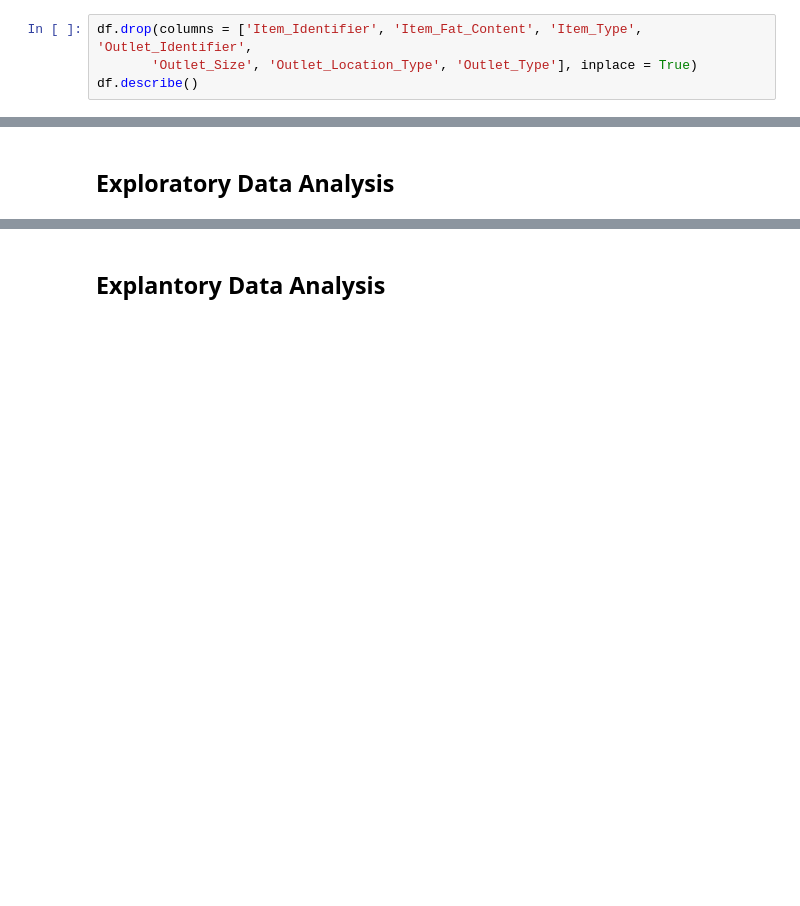
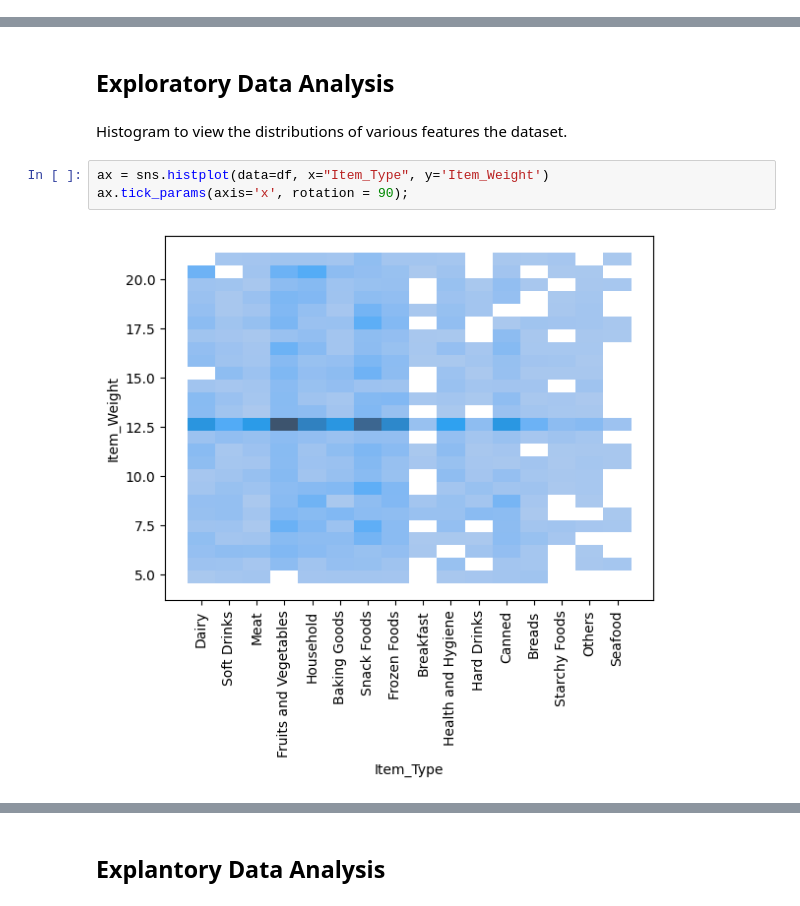
Before and after one commit to mvidales775/Prediction-of-Product-Sales, a Jupyter notebook: Prediction_of_Product_Sales.ipynb, the cells around one changed output, grey strips where cells are left out. Saved outputs shown, nothing was run; the diff lists cells and outputs as text; blank space fills up the shorter version.

```diff
--- a/Prediction_of_Product_Sales.ipynb
+++ b/Prediction_of_Product_Sales.ipynb
@@ -169,7 +173,3 @@ Name: Item_Fat_Content, dtype: int64
 # %% [markdown]
 - We can drop all the catagorical data so we only have the numerical data showing
   - Then use df.describe() to get the summary
-# %%
-df.drop(columns = ['Item_Identifier', 'Item_Fat_Content', 'Item_Type', 'Outlet_Identifier',
-       'Outlet_Size', 'Outlet_Location_Type', 'Outlet_Type'], inplace = True)
-df.describe()
@@ -186,2 +188,9 @@ df.describe()
 # %% [markdown]
 <h2>Exploratory Data Analysis</h2>
+# %% [markdown]
+Histogram to view the distributions of various features the dataset.
+# %%
+ax = sns.histplot(data=df, x="Item_Type", y='Item_Weight')
+ax.tick_params(axis='x', rotation = 90);
+# %% [output]
+[figure, added]
```
Also changed, not shown: parts of 14 cells of this notebook.
